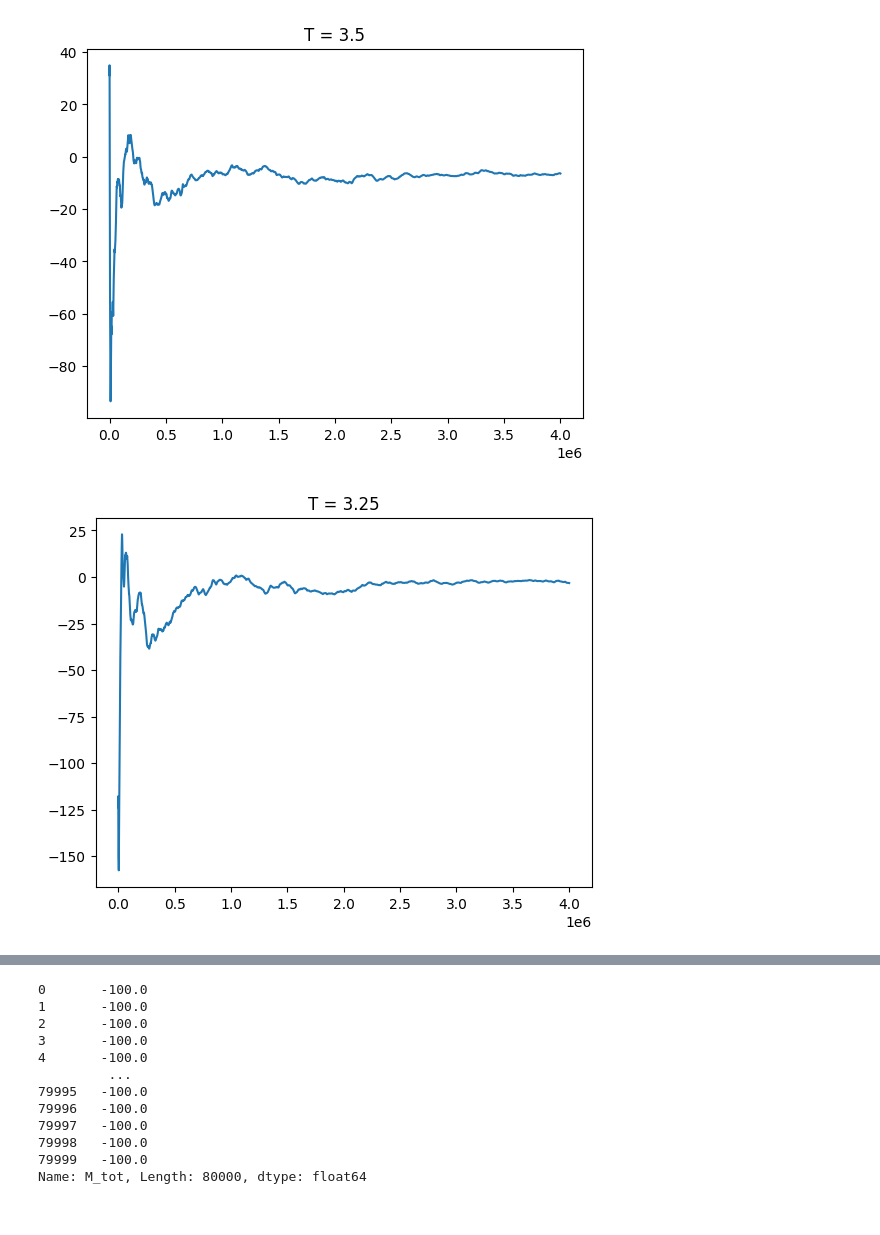
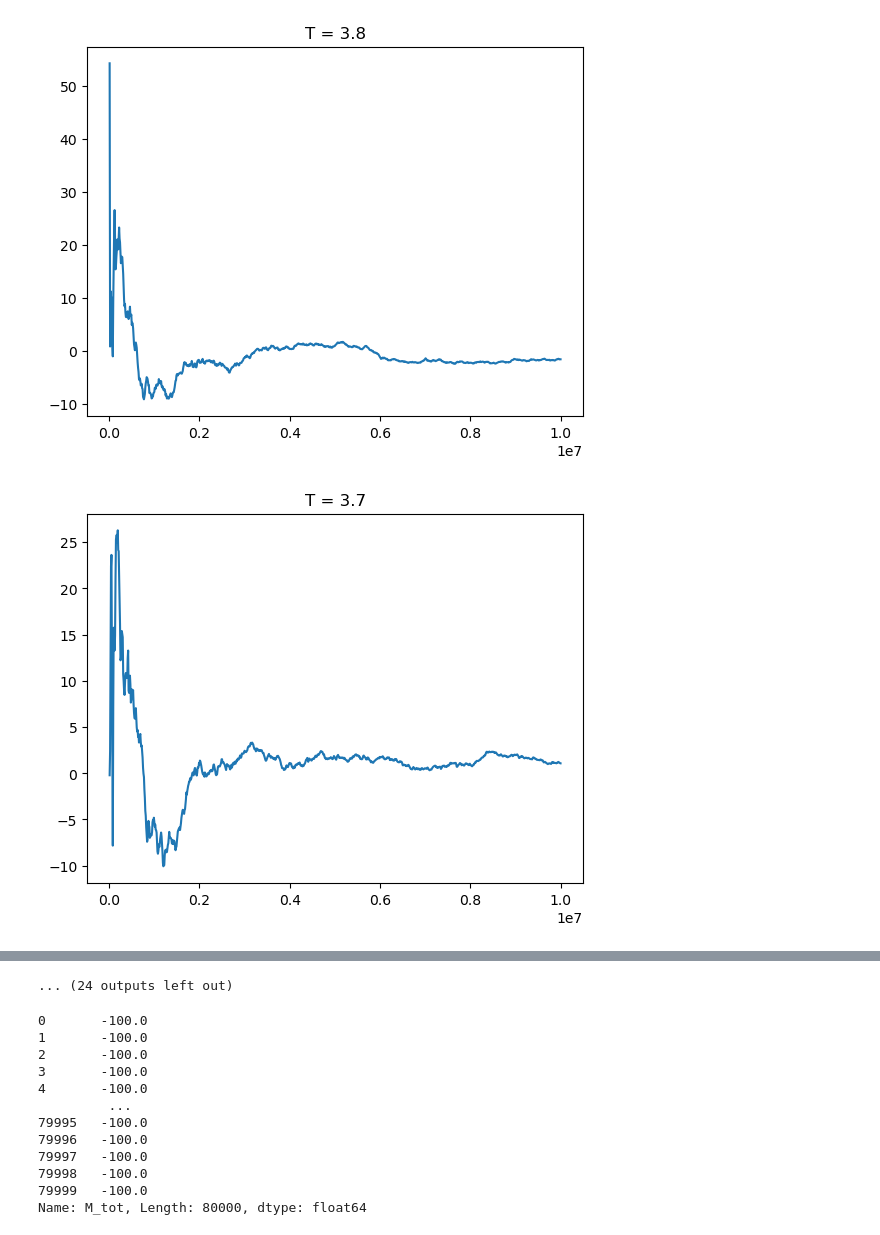
Before and after one commit to justoolmos/sims_UNSAM_equipo7, a Jupyter notebook: TP_MC/resultados.ipynb, the cells around one changed output, grey strips where cells are left out. Drawn from its saved outputs; the diff is of its cells as text; code cells hidden in the pictures.

Commit message:
versiones finales de ising_mc y main, resultados tiene el calculo de autocorrelacion usando corr.dat

```diff
--- a/TP_MC/resultados.ipynb
+++ b/TP_MC/resultados.ipynb
@@ -9,12 +46,14 @@ import matplotlib.animation as animation
 # %%
-Ts = list(np.arange(3.8,0.5,-0.25))
+Ts = list(np.arange(4.0,0.49,-0.1))
 N = 30
-n_steps = 4000000
+n_steps = 10000000
 
 os.system("cp matriz_rand_30x30.dat matriz1.dat")
 for T in Ts:
+    T = round(T,2)
     with open("in.dat","w") as file:
         file.write(f"{T}\n{N}\n{n_steps}")
     os.system("./main")
     os.system(f"mv out.dat out_{T}.dat")
-    os.system(f"cp matriz1.dat matriz_{T}.dat")
+    os.system(f"cp matriz1.dat matriz_final_{T}.dat")
+    os.system(f"mv matrix_out.dat traj_{T}.dat")
@@ -59,6 +60,7 @@ labels = {}
 # %%
 for T in Ts:
-    df = pd.read_csv(f"out_{T}.dat", sep=r",", comment="#")
+    T = round(T,2)
+    df = pd.read_csv(f"outputs/out_{T}.dat", sep=r",", comment="#")
     plt.plot(df[" Paso"],df["M_med"])
     plt.title(f"T = {T}")
     plt.show()
@@ -68,2 +70,2 @@ for T in Ts:
-[figure, old version]
+[figure, new version]
-[figure, old version]
+[figure, new version]
@@ -80,3 +80,4 @@ for T in Ts:
+... (24 outputs left out)
 # %%
 df = pd.read_csv(f"out_0.75.dat", sep=r",", comment="#")
 df["M_tot"]
```
Also changed, not shown: parts of 10 cells of this notebook, 2 other files.
